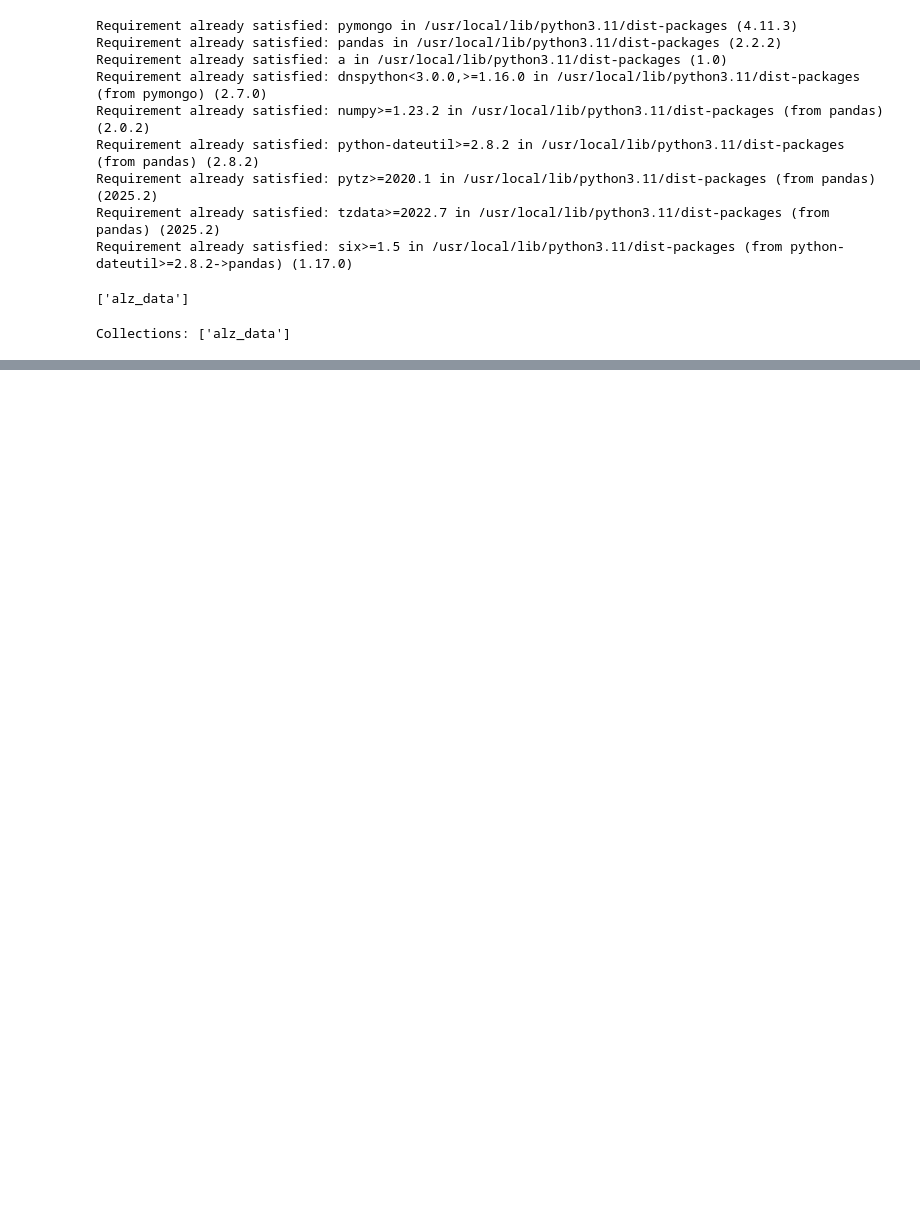
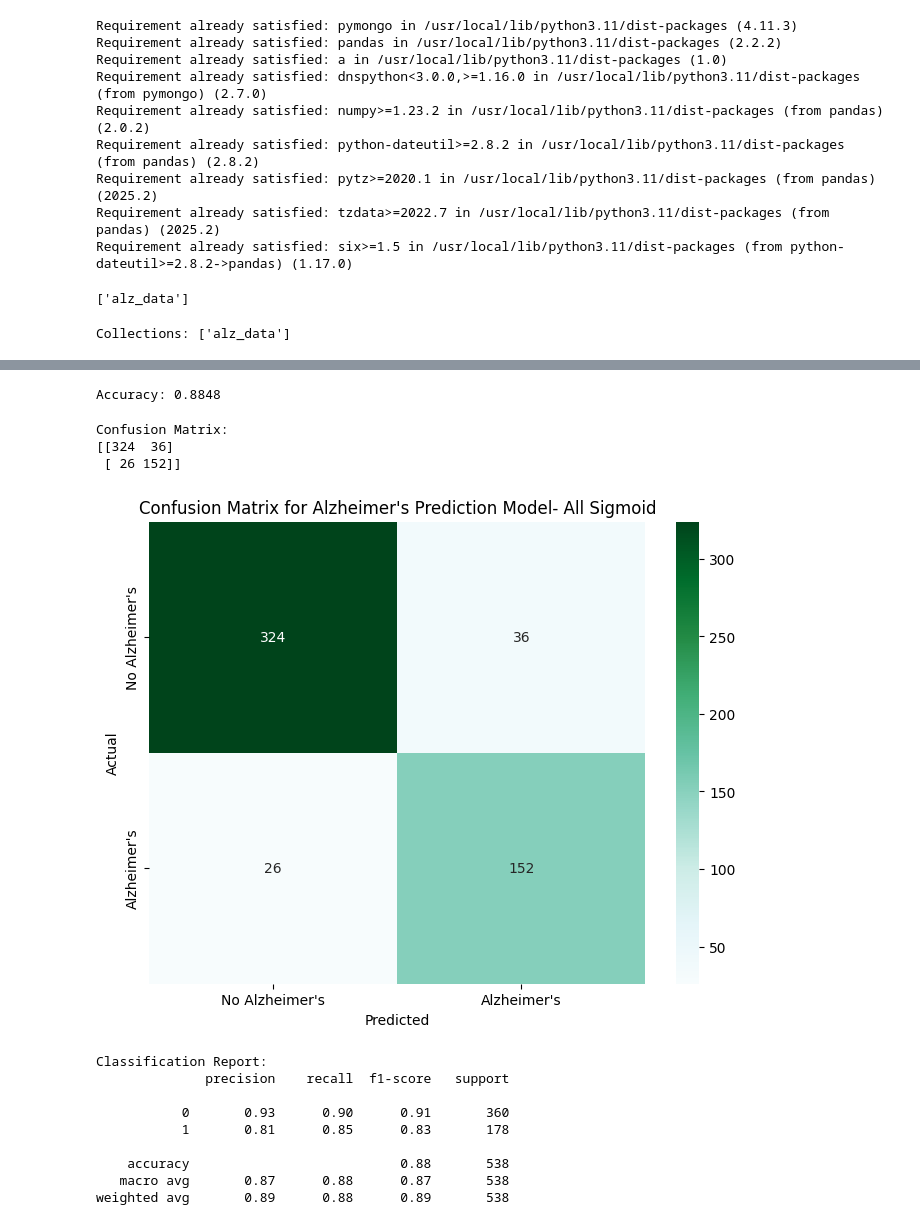
Before and after one commit to clane48088/Team_One_Final_Project, a Jupyter notebook: NeuralNetworkModels/Alzheimer'sModel-AllSigmoid.ipynb, the cells around one changed output, grey strips where cells are left out. Cells and saved outputs as stored; diff of their text form; code cells hidden in the pictures; blank space fills up the shorter version.

```diff
--- a/NeuralNetworkModels/Alzheimer'sModel-AllSigmoid.ipynb
+++ b/NeuralNetworkModels/Alzheimer'sModel-AllSigmoid.ipynb
@@ -162,0 +167,3 @@ Loss: 0.3850744664669037, Accuracy: 0.8698884844779968
+# %%
+predictions = nn.predict(X_test_scaled)
+predictions = (predictions > 0.5).astype(int)
@@ -162,0 +172,37 @@ Loss: 0.3850744664669037, Accuracy: 0.8698884844779968
+# %%
+print(f"Accuracy: {accuracy_score(y_test, predictions):.4f}")
+# %% [output]
+Accuracy: 0.8848
+# %%
+cm = confusion_matrix(y_test, predictions)
+print("Confusion Matrix:")
+print(cm)
+# %% [output]
+Confusion Matrix:
+[[324  36]
+ [ 26 152]]
+# %%
+# Visualize the confusion matrix with seaborn
+plt.figure(figsize=(8, 6))
+sns.heatmap(cm, annot=True, fmt='d', cmap='BuGn',
+            xticklabels=['No Alzheimer\'s', 'Alzheimer\'s'],
+            yticklabels=['No Alzheimer\'s', 'Alzheimer\'s'])
+plt.xlabel('Predicted')
+plt.ylabel('Actual')
+plt.title('Confusion Matrix for Alzheimer\'s Prediction Model- All Sigmoid')
+plt.show()
+
+# Print classification report for more detailed metrics
+print("\nClassification Report:")
+print(classification_report(y_test, predictions))
+# %% [output]
+[figure, added]
+Classification Report:
+              precision    recall  f1-score   support
+
+           0       0.93      0.90      0.91       360
+           1       0.81      0.85      0.83       178
+
+    accuracy                           0.88       538
+   macro avg       0.87      0.88      0.87       538
+weighted avg       0.89      0.88      0.89       538
```
Also changed, not shown: parts of 7 cells of this notebook, 2 other files.
